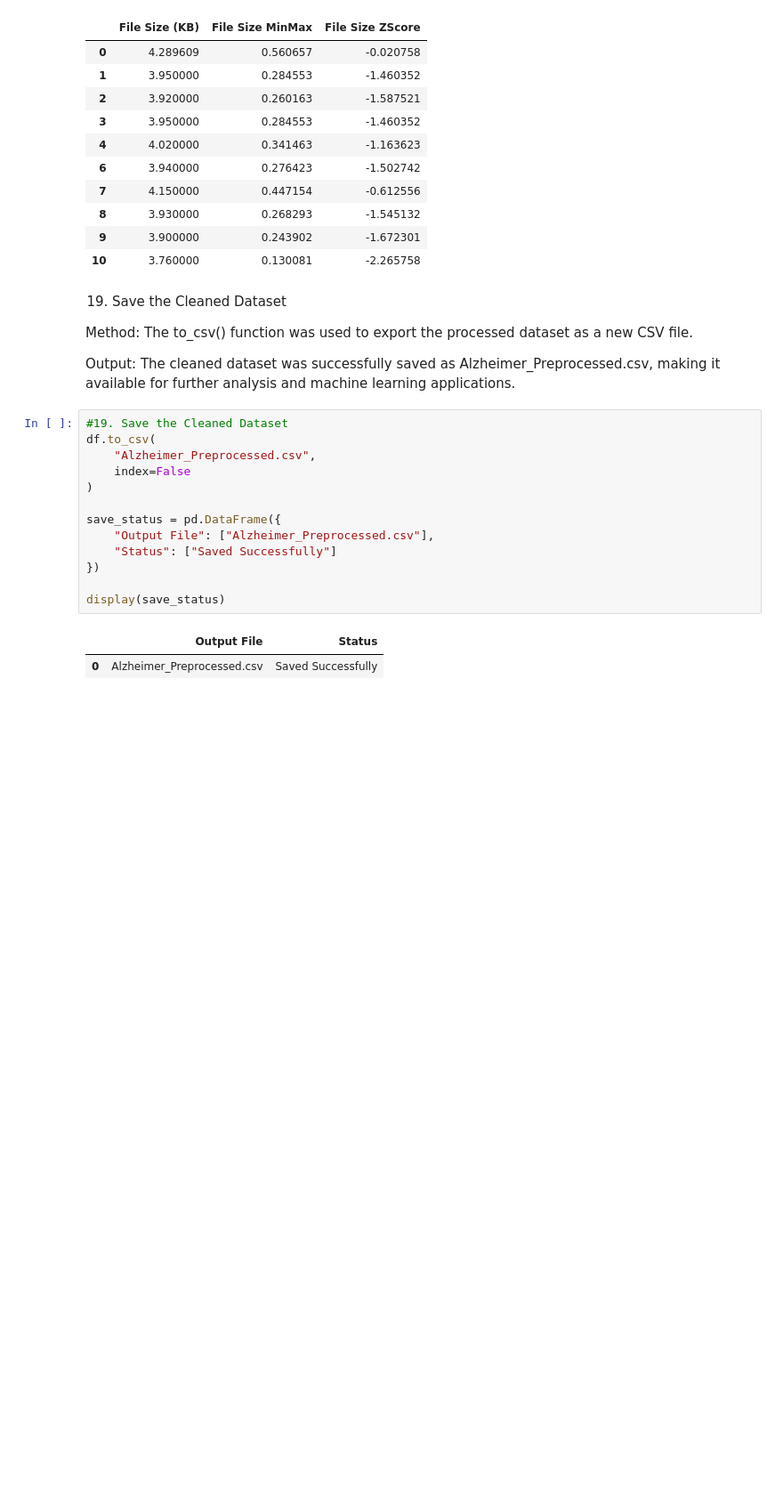
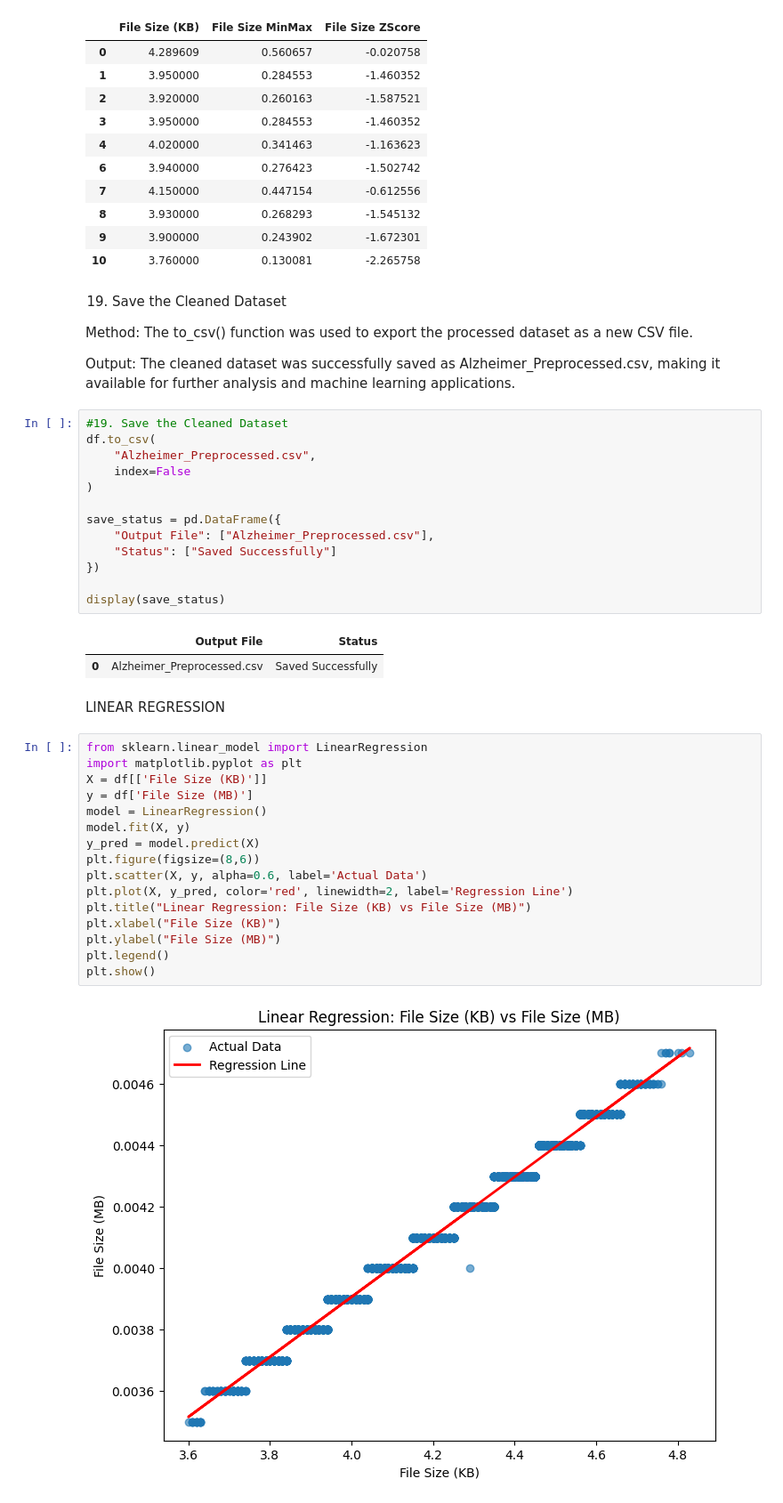
Before and after one commit to grehna29/AI-ML-Lab, a Jupyter notebook: AI_ML_LAB.ipynb, the cells around one changed output. Shown at 89% size. Saved outputs shown, nothing was run; the diff lists cells and outputs as text; blank space fills up the shorter version.

```diff
--- a/AI_ML_LAB.ipynb
+++ b/AI_ML_LAB.ipynb
@@ -672,3 +672,23 @@ display(save_status)
 # %% [output]
 |  | Output File | Status |
 | 0 | Alzheimer_Preprocessed.csv | Saved Successfully |
+# %% [markdown]
+LINEAR REGRESSION
+# %%
+from sklearn.linear_model import LinearRegression
+import matplotlib.pyplot as plt
+X = df[['File Size (KB)']]
+y = df['File Size (MB)']
+model = LinearRegression()
+model.fit(X, y)
+y_pred = model.predict(X)
+plt.figure(figsize=(8,6))
+plt.scatter(X, y, alpha=0.6, label='Actual Data')
+plt.plot(X, y_pred, color='red', linewidth=2, label='Regression Line')
+plt.title("Linear Regression: File Size (KB) vs File Size (MB)")
+plt.xlabel("File Size (KB)")
+plt.ylabel("File Size (MB)")
+plt.legend()
+plt.show()
+# %% [output]
+[figure, added]
```
Also changed, not shown: parts of 1 cell of this notebook.
